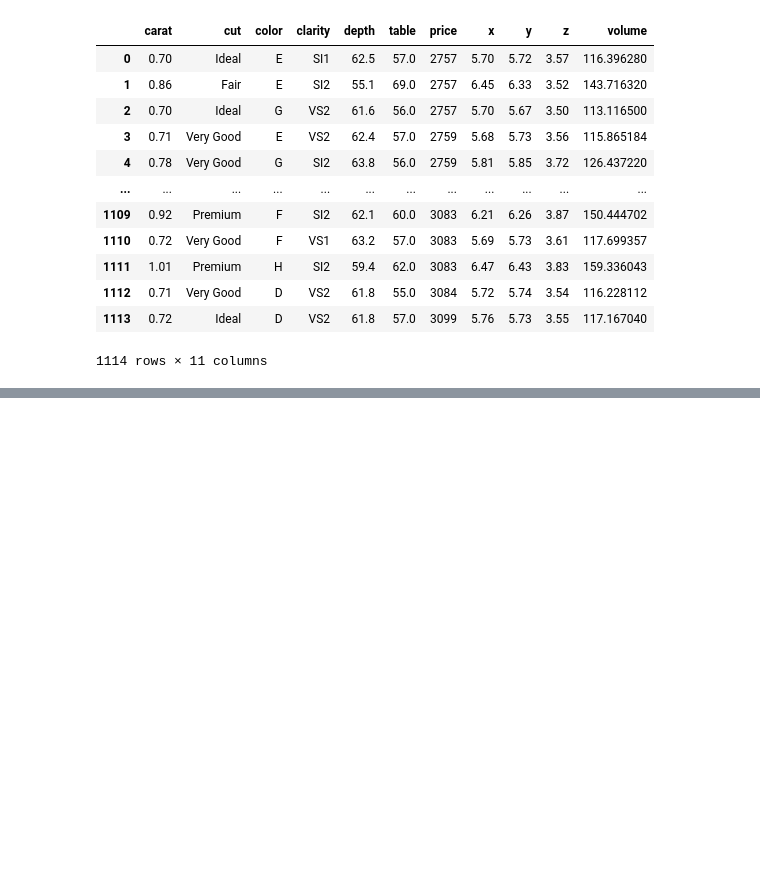
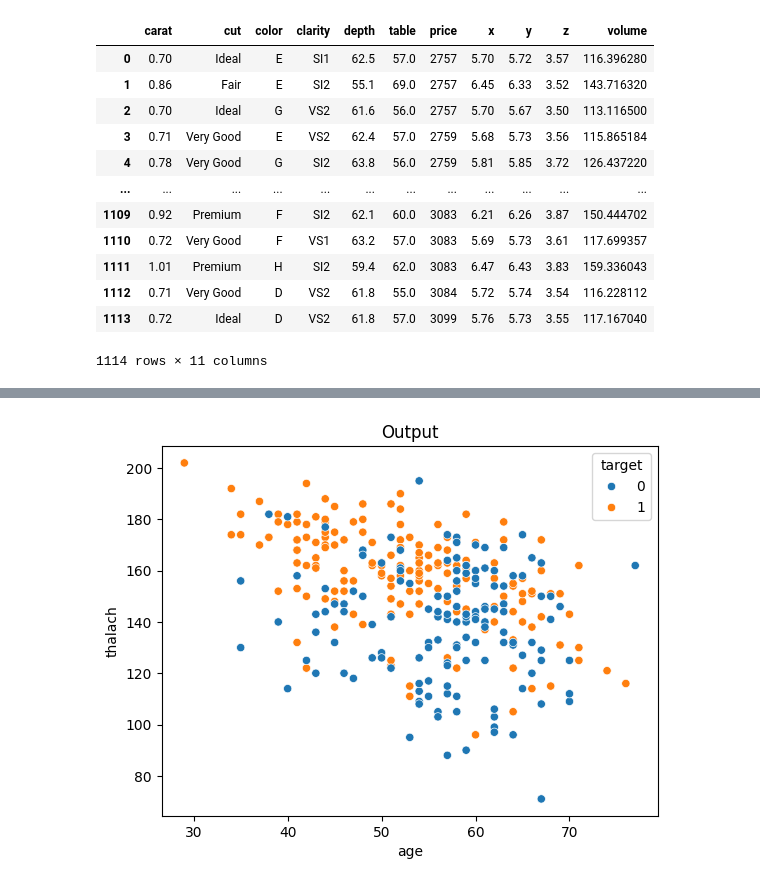
Before and after one commit to igromachado/codigos_ets, a Jupyter notebook: Python_Bibliotecas/REVISÃO/revisão.ipynb, the cells around one changed output, grey strips where cells are left out. Cells and saved outputs as stored; diff of their text form; code cells hidden in the pictures; blank space fills up the shorter version.

```diff
--- a/Python_Bibliotecas/REVISÃO/revisão.ipynb
+++ b/Python_Bibliotecas/REVISÃO/revisão.ipynb
@@ -295,0 +415,11 @@ df = pd.read_csv('clientes.csv')
+# %%
+import seaborn as sns
+import matplotlib.pyplot
+
+df = pd.read_csv('heart.csv')
+
+sns.scatterplot(df,x=df['age'],y=df['thalach'],hue=df['target'])
+plt.title('Output')
+plt.show()
+# %% [output]
+[figure, added]
```
Also changed, not shown: parts of 28 cells of this notebook, 2 other files.
